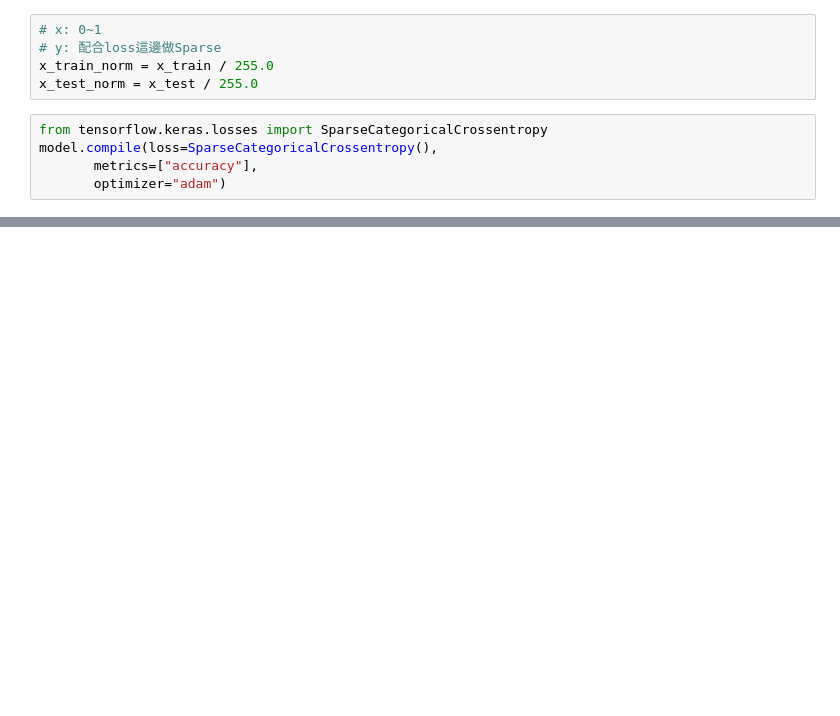
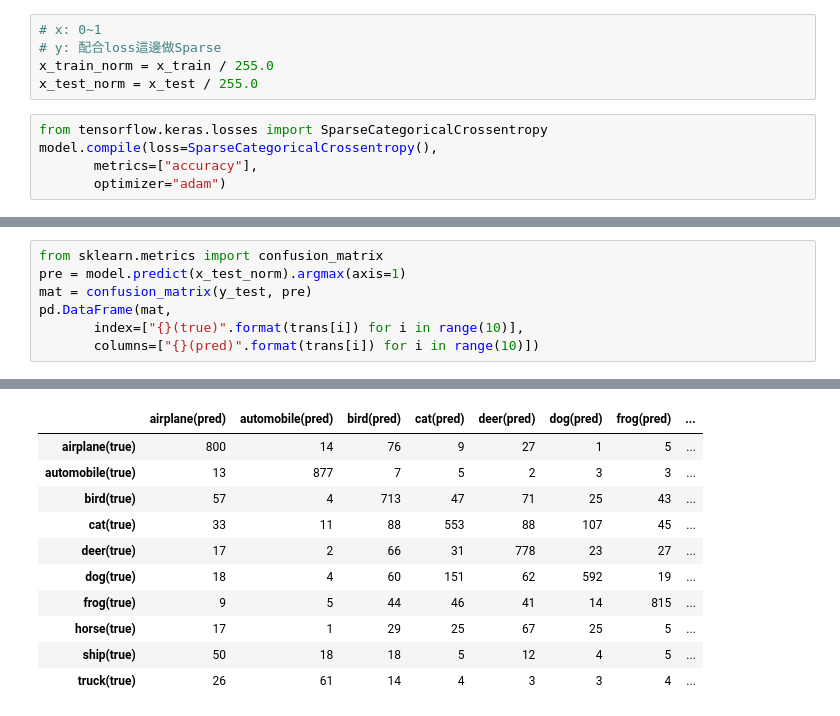
Before and after one commit to allenwang0713/tebaml0315, a Jupyter notebook: cnn.ipynb, the cells around one changed output, grey strips where cells are left out. Saved outputs shown, nothing was run; the diff lists cells and outputs as text; blank space fills up the shorter version.

```diff
--- a/cnn.ipynb
+++ b/cnn.ipynb
@@ -126,0 +131,8 @@ Epoch 24/40
+# %%
+from sklearn.metrics import confusion_matrix
+pre = model.predict(x_test_norm).argmax(axis=1)
+mat = confusion_matrix(y_test, pre)
+pd.DataFrame(mat,
+       index=["{}(true)".format(trans[i]) for i in range(10)],
+       columns=["{}(pred)".format(trans[i]) for i in range(10)])
+# %% [output]
@@ -126,0 +140,11 @@ Epoch 24/40
+|  | airplane(pred) | automobile(pred) | bird(pred) | cat(pred) | deer(pred) | dog(pred) | frog(pred) | ... |
+| airplane(true) | 800 | 14 | 76 | 9 | 27 | 1 | 5 | ... |
+| automobile(true) | 13 | 877 | 7 | 5 | 2 | 3 | 3 | ... |
+| bird(true) | 57 | 4 | 713 | 47 | 71 | 25 | 43 | ... |
+| cat(true) | 33 | 11 | 88 | 553 | 88 | 107 | 45 | ... |
+| deer(true) | 17 | 2 | 66 | 31 | 778 | 23 | 27 | ... |
+| dog(true) | 18 | 4 | 60 | 151 | 62 | 592 | 19 | ... |
+| frog(true) | 9 | 5 | 44 | 46 | 41 | 14 | 815 | ... |
+| horse(true) | 17 | 1 | 29 | 25 | 67 | 25 | 5 | ... |
+| ship(true) | 50 | 18 | 18 | 5 | 12 | 4 | 5 | ... |
+| truck(true) | 26 | 61 | 14 | 4 | 3 | 3 | 4 | ... |
```
Also changed, not shown: parts of 7 cells of this notebook.
